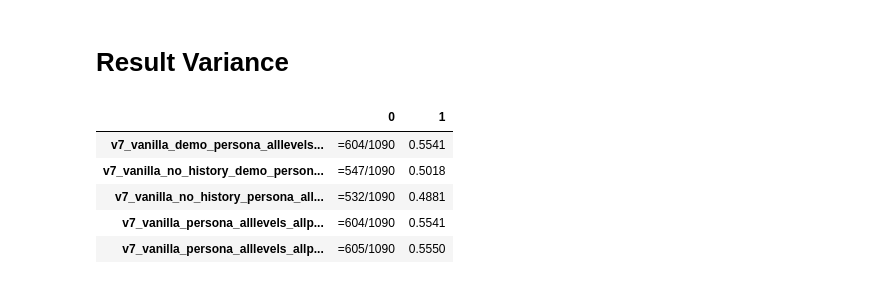
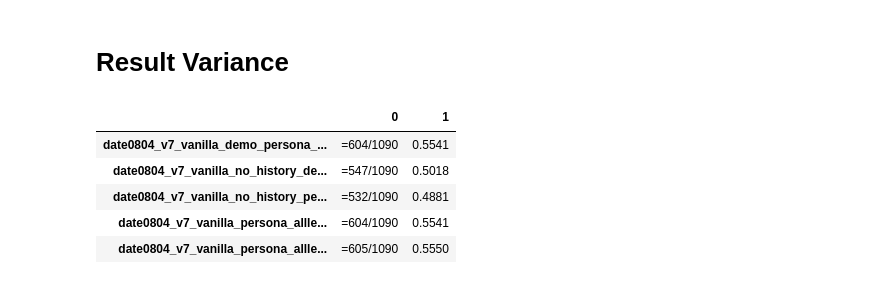
Before and after one commit to liamjxu/pump_code, a Jupyter notebook: pump/metrics.ipynb, the cells around one changed output. Cells and saved outputs as stored; diff of their text form; code cells hidden in the pictures.

```diff
--- a/pump/metrics.ipynb
+++ b/pump/metrics.ipynb
@@ -265,36 +265,36 @@ sonnet_kmeans10_same_topic_example: 3, 1.0
 # %%
 import json
 import os
 import pandas as pd
 
 res = {}
 for filename in os.listdir('opinions_qa/output'):
     if any(_ not in filename for _ in ['v7', '0804']):
         continue
-    exp = filename[9:][:-5]
+    exp = filename[:-5]
     if exp not in res:
         res[exp] = []
 
     with open(f"opinions_qa/output/{filename}", 'r') as f:
         data = json.load(f)
     res[exp] = [f"={sum([_['is_correct'] for _ in data])}/{len(data)}", f"{sum([_['is_correct'] for _ in data])/len(data):.4f}"]
     # res[exp] = [f"{sum([_['is_correct'] for _ in data])/len(data):.4f}"]
 
 import numpy as np
 df = pd.DataFrame(res)
 df = df[sorted(df.columns)]
 
 df = df.transpose()
 
 # df['avg'] = df.apply(lambda x: np.mean(x[[0,1,2]]), axis=1)
 # df['var'] = df.apply(lambda x: np.var(x[[0,1,2]]), axis=1)
 # df['std'] = df.apply(lambda x: np.std(x[[0,1,2]]), axis=1)
 
 df
 # %% [output]
 |  | 0 | 1 |
-| v7_vanilla_demo_persona_alllevels... | =604/1090 | 0.5541 |
-| v7_vanilla_no_history_demo_person... | =547/1090 | 0.5018 |
-| v7_vanilla_no_history_persona_all... | =532/1090 | 0.4881 |
-| v7_vanilla_persona_alllevels_allp... | =604/1090 | 0.5541 |
-| v7_vanilla_persona_alllevels_allp... | =605/1090 | 0.5550 |
+| date0804_v7_vanilla_demo_persona_... | =604/1090 | 0.5541 |
+| date0804_v7_vanilla_no_history_de... | =547/1090 | 0.5018 |
+| date0804_v7_vanilla_no_history_pe... | =532/1090 | 0.4881 |
+| date0804_v7_vanilla_persona_allle... | =604/1090 | 0.5541 |
+| date0804_v7_vanilla_persona_allle... | =605/1090 | 0.5550 |
```
